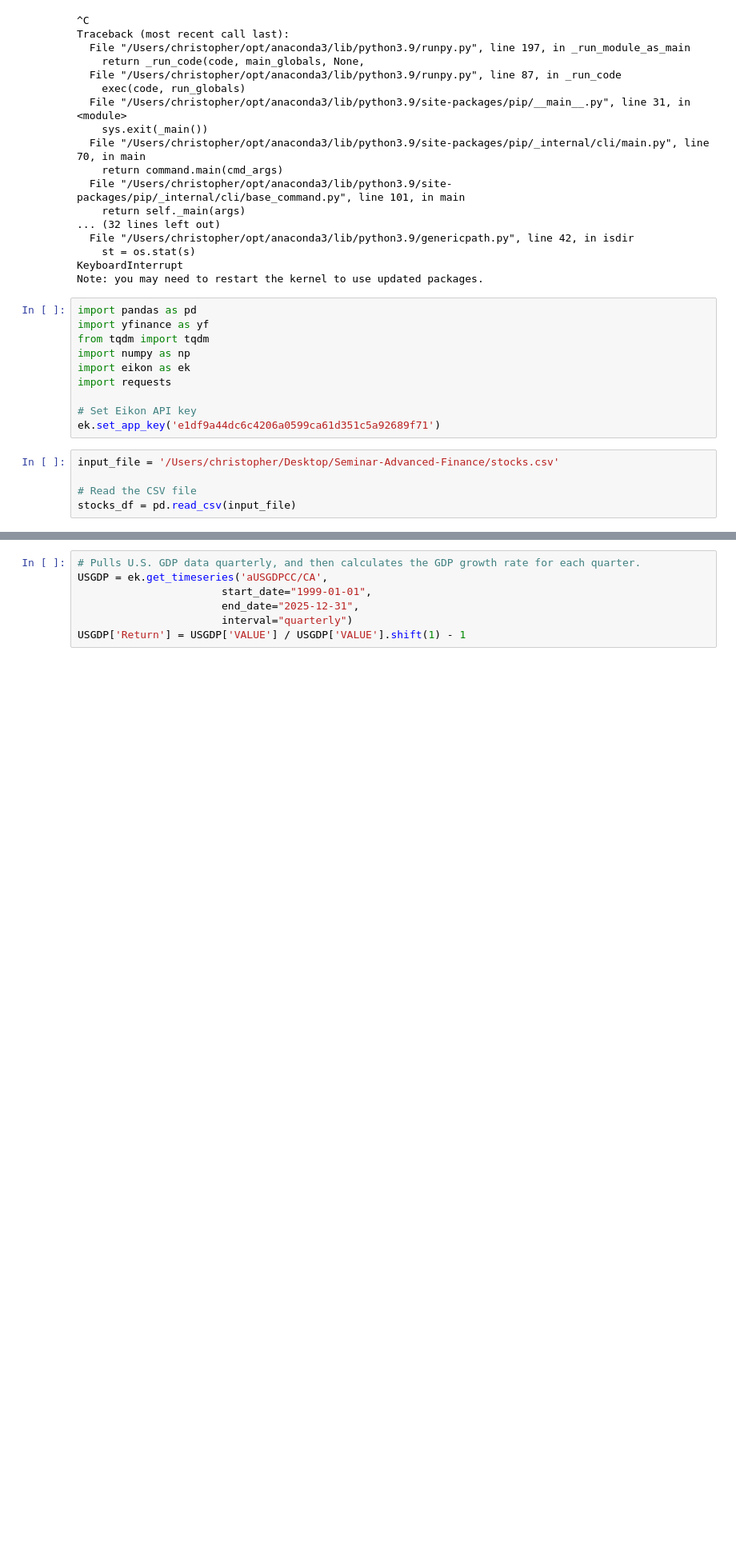
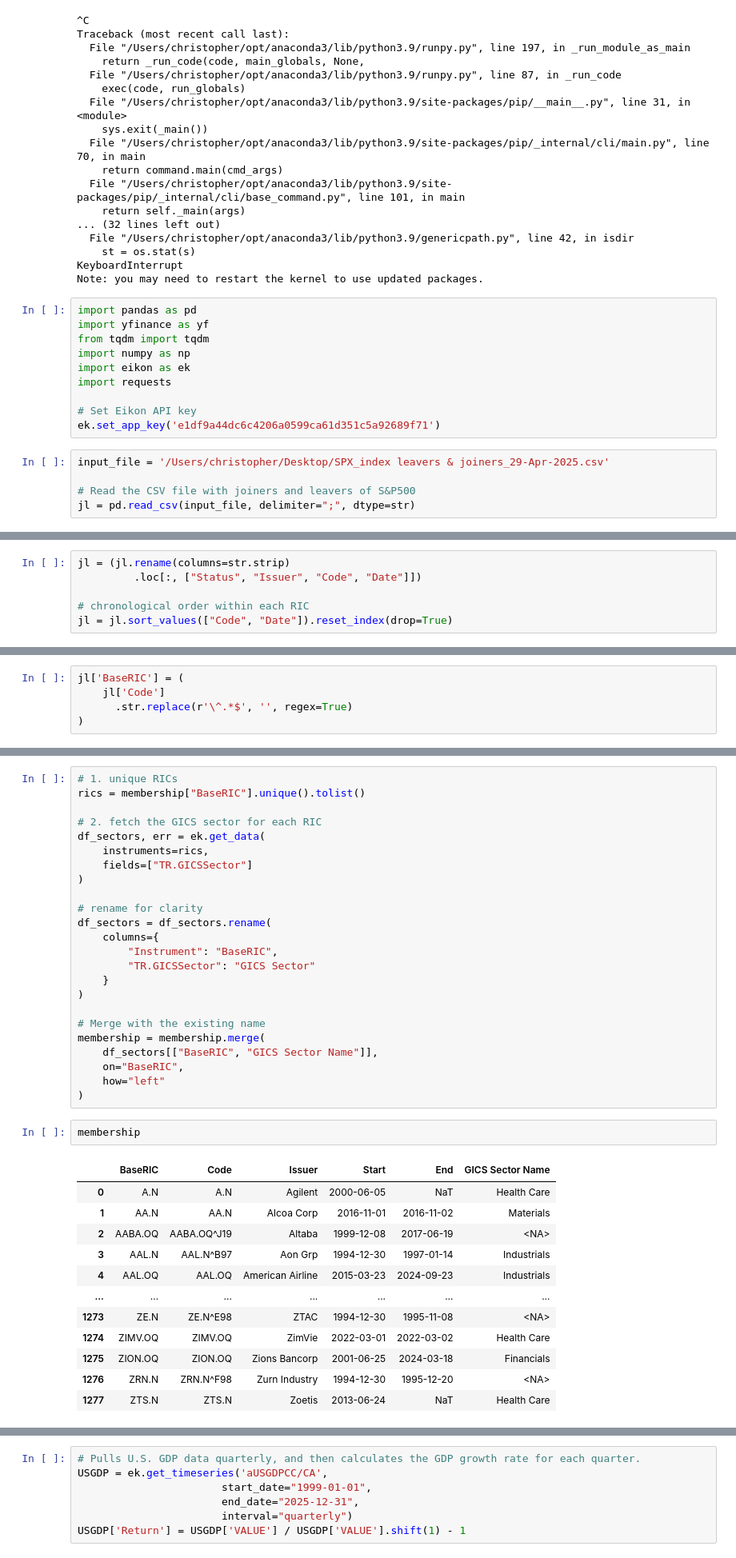
Before and after one commit to Tml710/Seminar-Advanced-Finance, a Jupyter notebook: Data download.ipynb, the cells around one changed output, grey strips where cells are left out. Shown at 80% size. Saved outputs shown, nothing was run; the diff lists cells and outputs as text; blank space fills up the shorter version.

```diff
--- a/Data download.ipynb
+++ b/Data download.ipynb
@@ -29,7 +29,7 @@ import requests
 # Set Eikon API key
 ek.set_app_key('e1df9a44dc6c4206a0599ca61d351c5a92689f71')
 # %%
-input_file = '/Users/christopher/Desktop/Seminar-Advanced-Finance/stocks.csv'
+input_file = '/Users/christopher/Desktop/SPX_index leavers & joiners_29-Apr-2025.csv'
 
-# Read the CSV file
-stocks_df = pd.read_csv(input_file)
+# Read the CSV file with joiners and leavers of S&P500
+jl = pd.read_csv(input_file, delimiter=";", dtype=str)
@@ -98,0 +56,6 @@ tickers.rename(columns={'Ticker': 'Instrument'}, inplace=True)
+# %%
+jl = (jl.rename(columns=str.strip)
+         .loc[:, ["Status", "Issuer", "Code", "Date"]])
+
+# chronological order within each RIC
+jl = jl.sort_values(["Code", "Date"]).reset_index(drop=True)
@@ -98,0 +78,5 @@ tickers.rename(columns={'Ticker': 'Instrument'}, inplace=True)
+# %%
+jl['BaseRIC'] = (
+    jl['Code']
+      .str.replace(r'\^.*$', '', regex=True)
+)
@@ -98,0 +133,39 @@ tickers.rename(columns={'Ticker': 'Instrument'}, inplace=True)
+# %%
+# 1. unique RICs
+rics = membership["BaseRIC"].unique().tolist()
+
+# 2. fetch the GICS sector for each RIC
+df_sectors, err = ek.get_data(
+    instruments=rics,
+    fields=["TR.GICSSector"]
+)
+
+# rename for clarity
+df_sectors = df_sectors.rename(
+    columns={
+        "Instrument": "BaseRIC",
+        "TR.GICSSector": "GICS Sector"
+    }
+)
+
+# Merge with the existing name
+membership = membership.merge(
+    df_sectors[["BaseRIC", "GICS Sector Name"]],
+    on="BaseRIC",
+    how="left"
+)
+# %%
+membership
+# %% [output]
+|  | BaseRIC | Code | Issuer | Start | End | GICS Sector Name |
+| 0 | A.N | A.N | Agilent | 2000-06-05 | NaT | Health Care |
+| 1 | AA.N | AA.N | Alcoa Corp | 2016-11-01 | 2016-11-02 | Materials |
+| 2 | AABA.OQ | AABA.OQ^J19 | Altaba | 1999-12-08 | 2017-06-19 | <NA> |
+| 3 | AAL.N | AAL.N^B97 | Aon Grp | 1994-12-30 | 1997-01-14 | Industrials |
+| 4 | AAL.OQ | AAL.OQ | American Airline | 2015-03-23 | 2024-09-23 | Industrials |
+| ... | ... | ... | ... | ... | ... | ... |
+| 1273 | ZE.N | ZE.N^E98 | ZTAC | 1994-12-30 | 1995-11-08 | <NA> |
+| 1274 | ZIMV.OQ | ZIMV.OQ | ZimVie | 2022-03-01 | 2022-03-02 | Health Care |
+| 1275 | ZION.OQ | ZION.OQ | Zions Bancorp | 2001-06-25 | 2024-03-18 | Financials |
+| 1276 | ZRN.N | ZRN.N^F98 | Zurn Industry | 1994-12-30 | 1995-12-20 | <NA> |
+| 1277 | ZTS.N | ZTS.N | Zoetis | 2013-06-24 | NaT | Health Care |
```
Also changed, not shown: parts of 25 cells of this notebook, 5 other files.
